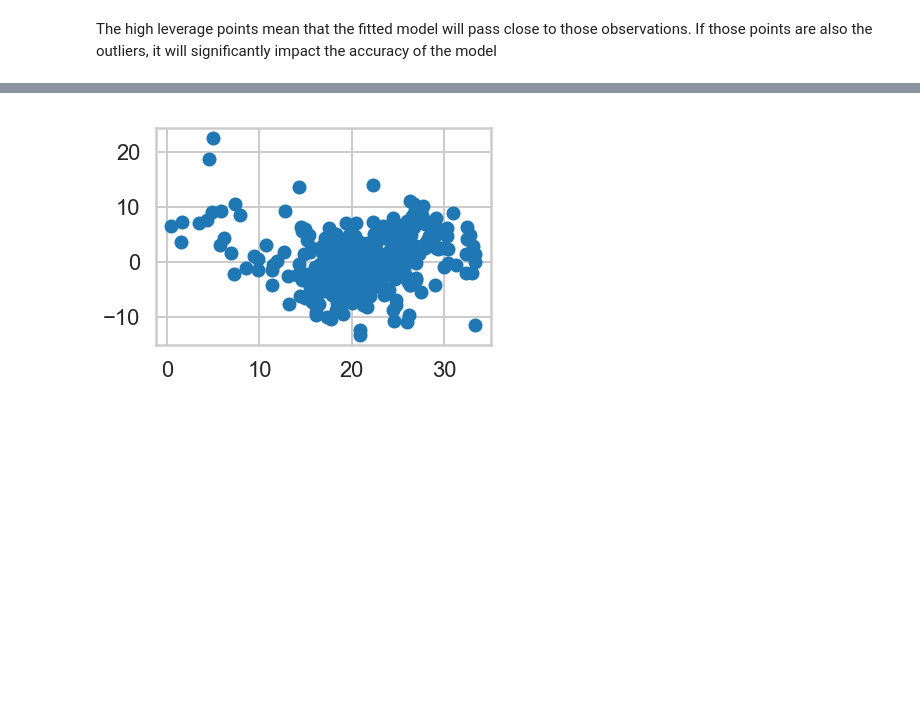
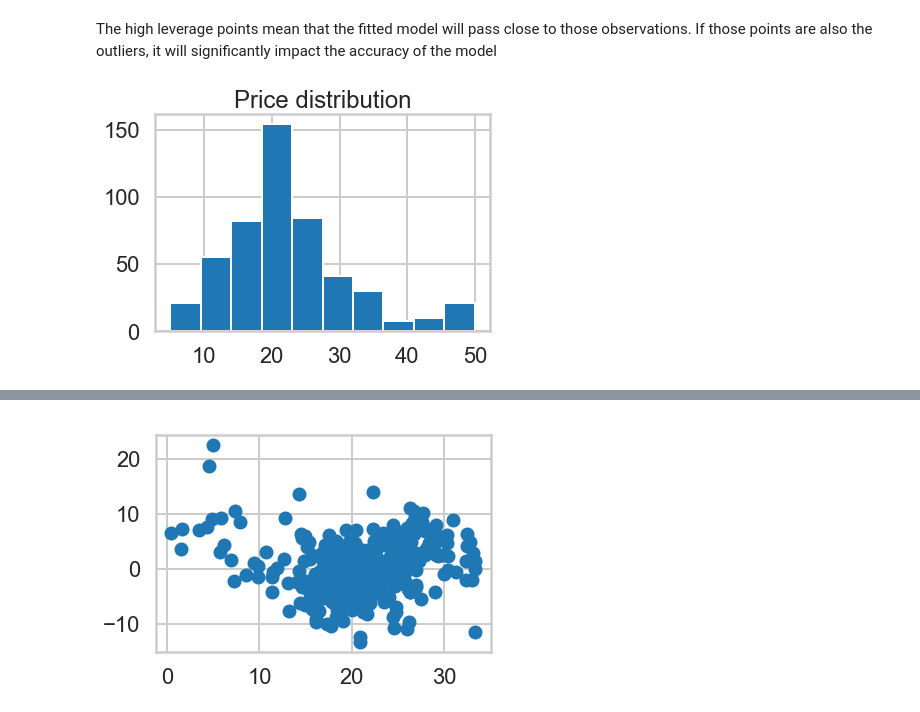
Before and after one commit to sittingman/springboardproj, a Jupyter notebook: linear_regression/Mini_Project_Linear_Regression.ipynb, the cells around one changed output, grey strips where cells are left out. Drawn from its saved outputs; the diff is of its cells as text; code cells hidden in the pictures; blank space fills up the shorter version.

Commit message:
touched on outliers

```diff
--- a/linear_regression/Mini_Project_Linear_Regression.ipynb
+++ b/linear_regression/Mini_Project_Linear_Regression.ipynb
@@ -957,3 +958,11 @@ plt.show()
 [figure]
 # %% [markdown]
 The high leverage points mean that the fitted model will pass close to those observations. If those points are also the outliers, it will significantly impact the accuracy of the model
+# %%
+# Understanding outliers
+plt.hist(bos.PRICE)
+plt.xlabel
+plt.title('Price distribution')
+plt.show()
+# %% [output]
+[figure, added]
```
Also changed, not shown: parts of 9 cells of this notebook.
